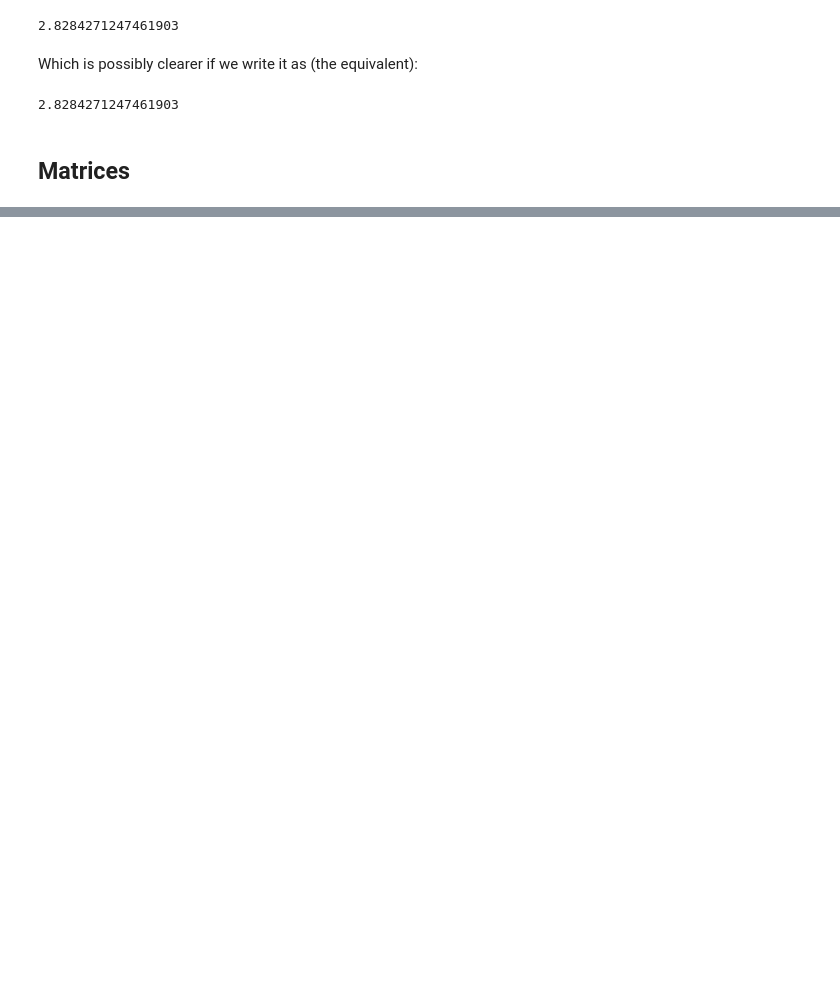
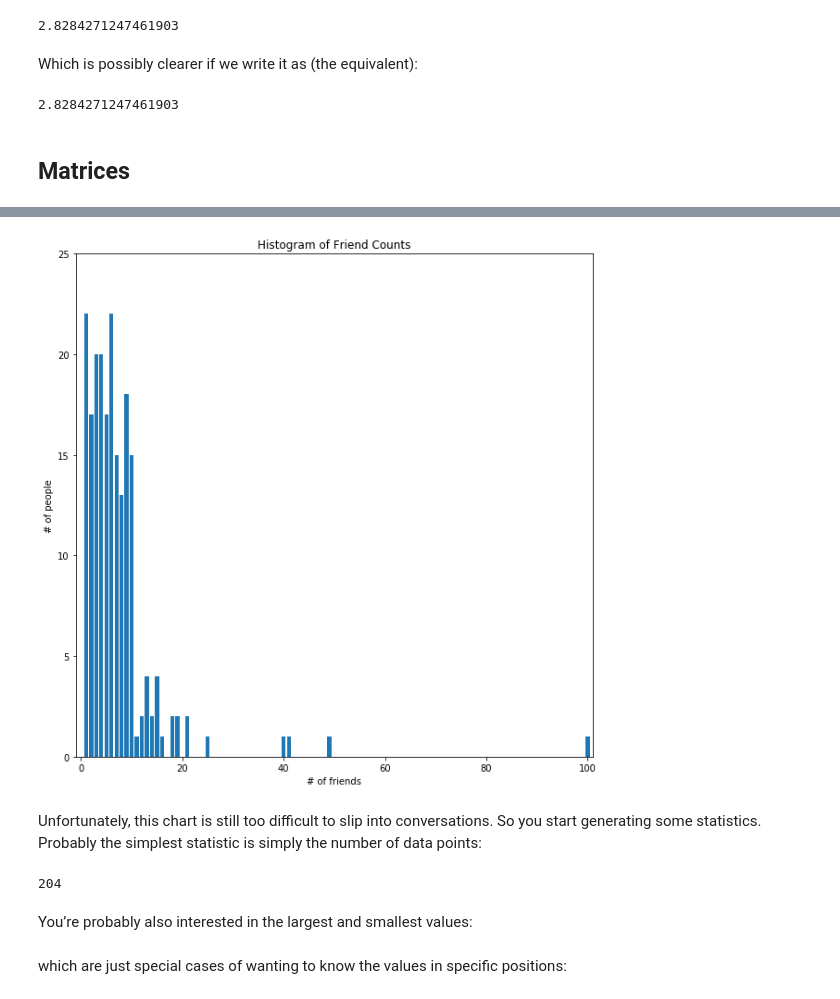
Before and after one commit to Naumov1889/data-science-from-scratch_jupyter-notebook, a Jupyter notebook: Data Science from Scratch.ipynb, the cells around one changed output, grey strips where cells are left out. Saved outputs shown, nothing was run; the diff lists cells and outputs as text; code cells hidden in the pictures; blank space fills up the shorter version.

Commit message:
3. Linear Algebra(matrices), 4. Statistics, 5. Probability

```diff
--- a/Data Science from Scratch.ipynb
+++ b/Data Science from Scratch.ipynb
@@ -850,0 +973,4 @@ distance([3,2], [5,4])
+# %%
+num_friends = [100, 49, 41, 40, 25,
+               # ... and lots more
+              ]
@@ -850,0 +982,27 @@ distance([3,2], [5,4])
+# %%
+from collections import Counter
+import matplotlib.pyplot as plt
+from random import randint
+
+#num_friends = [randint(0, 25) for _ in range(300)]  # say most of people have 0-20 friends
+#num_friends.extend([48, 48, 50, 100, 100])  # but some have more
+friends_count = Counter(num_friends)
+
+plt.figure(figsize=(10, 10))
+plt.bar(friends_count.keys(), friends_count.values())
+plt.axis([-1, 101, 0, 25])
+plt.title("Histogram of Friend Counts")
+plt.xlabel("# of friends")
+plt.ylabel("# of people")
+plt.show()
+# %% [output]
+[figure, added]
+# %% [markdown]
+Unfortunately, this chart is still too difficult to slip into conversations. So you start generating some statistics. Probably the simplest statistic is simply the number of data points:
+# %%
+num_points = len(num_friends) # 305
+num_points
+# %% [output]
+204
+# %% [markdown]
+You’re probably also interested in the largest and smallest values:
@@ -850,0 +1012,2 @@ distance([3,2], [5,4])
+# %% [markdown]
+which are just special cases of wanting to know the values in specific positions:
```
Also changed, not shown: parts of 74 cells of this notebook.
